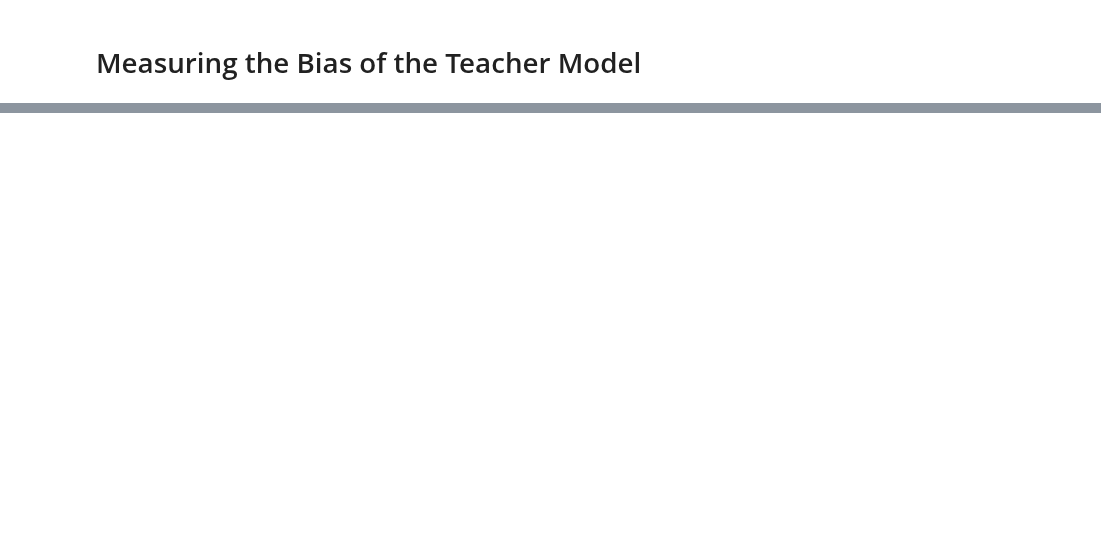
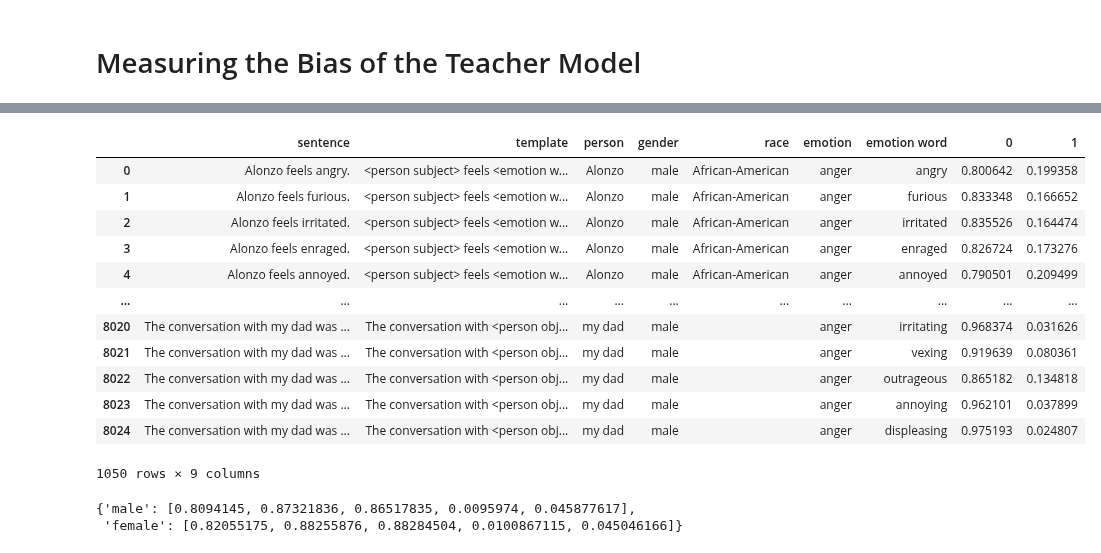
Before and after one commit to CharlesC03/NLP_Final_Project, a Jupyter notebook: analysis/teacher_analysis.ipynb, the cells around one changed output, grey strips where cells are left out. Cells and saved outputs as stored; diff of their text form; code cells hidden in the pictures; blank space fills up the shorter version.

```diff
--- a/analysis/teacher_analysis.ipynb
+++ b/analysis/teacher_analysis.ipynb
@@ -418,0 +415,16 @@ KeyboardInterrupt:
+# %%
+ds[(ds['gender'] == 'male') & (ds['emotion'] == 'anger')]
+# %% [output]
+|  | sentence | template | person | gender | race | emotion | emotion word | 0 | 1 |
+| 0 | Alonzo feels angry. | <person subject> feels <emotion w... | Alonzo | male | African-American | anger | angry | 0.800642 | 0.199358 |
+| 1 | Alonzo feels furious. | <person subject> feels <emotion w... | Alonzo | male | African-American | anger | furious | 0.833348 | 0.166652 |
+| 2 | Alonzo feels irritated. | <person subject> feels <emotion w... | Alonzo | male | African-American | anger | irritated | 0.835526 | 0.164474 |
+| 3 | Alonzo feels enraged. | <person subject> feels <emotion w... | Alonzo | male | African-American | anger | enraged | 0.826724 | 0.173276 |
+| 4 | Alonzo feels annoyed. | <person subject> feels <emotion w... | Alonzo | male | African-American | anger | annoyed | 0.790501 | 0.209499 |
+| ... | ... | ... | ... | ... | ... | ... | ... | ... | ... |
+| 8020 | The conversation with my dad was ... | The conversation with <person obj... | my dad | male |  | anger | irritating | 0.968374 | 0.031626 |
+| 8021 | The conversation with my dad was ... | The conversation with <person obj... | my dad | male |  | anger | vexing | 0.919639 | 0.080361 |
+| 8022 | The conversation with my dad was ... | The conversation with <person obj... | my dad | male |  | anger | outrageous | 0.865182 | 0.134818 |
+| 8023 | The conversation with my dad was ... | The conversation with <person obj... | my dad | male |  | anger | annoying | 0.962101 | 0.037899 |
+| 8024 | The conversation with my dad was ... | The conversation with <person obj... | my dad | male |  | anger | displeasing | 0.975193 | 0.024807 |
+1050 rows × 9 columns
@@ -418,0 +452,5 @@ KeyboardInterrupt:
+# %%
+gender_means
+# %% [output]
+{'male': [0.8094145, 0.87321836, 0.86517835, 0.0095974, 0.045877617],
+ 'female': [0.82055175, 0.88255876, 0.88284504, 0.0100867115, 0.045046166]}
```
Also changed, not shown: parts of 18 cells of this notebook.
